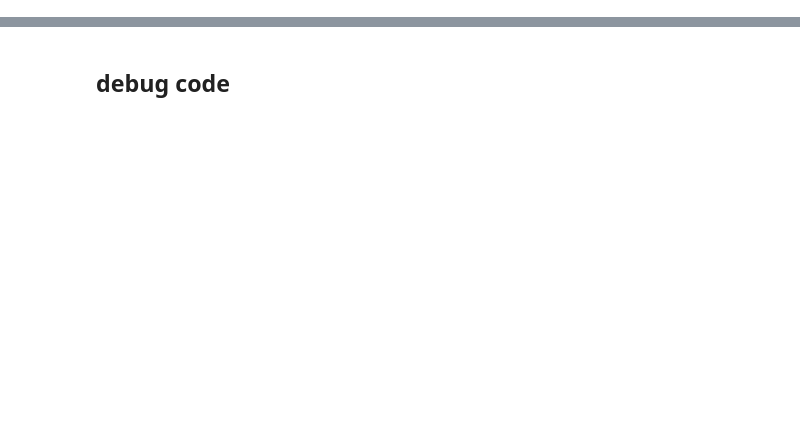
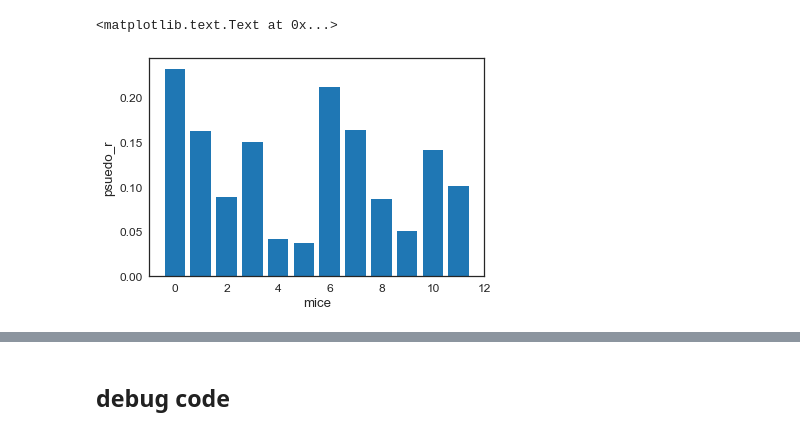
Before and after one commit to rachelstephlee/qlearning, a Jupyter notebook: BehavioralFit2.ipynb, the cells around one changed output, grey strips where cells are left out. Saved outputs shown, nothing was run; the diff lists cells and outputs as text; code cells hidden in the pictures; blank space fills up the shorter version.

```diff
--- a/BehavioralFit2.ipynb
+++ b/BehavioralFit2.ipynb
@@ -268,3 +353,10 @@ for s in np.arange(NS):
+# %%
+plt.bar(np.arange(NS), psuedo_r)
+plt.ylabel('psuedo_r')
+plt.xlabel('mice')
+# %% [output]
+<matplotlib.text.Text at 0x...>
+[figure, added]
 # %%
 for s in np.arange(NS):
     plt.hist(extract['betas'][:,s], 100, alpha = 0.8, label = 'Mouse {:d}'.format(s))
```
Also changed, not shown: parts of 24 cells of this notebook, 2 other files.
